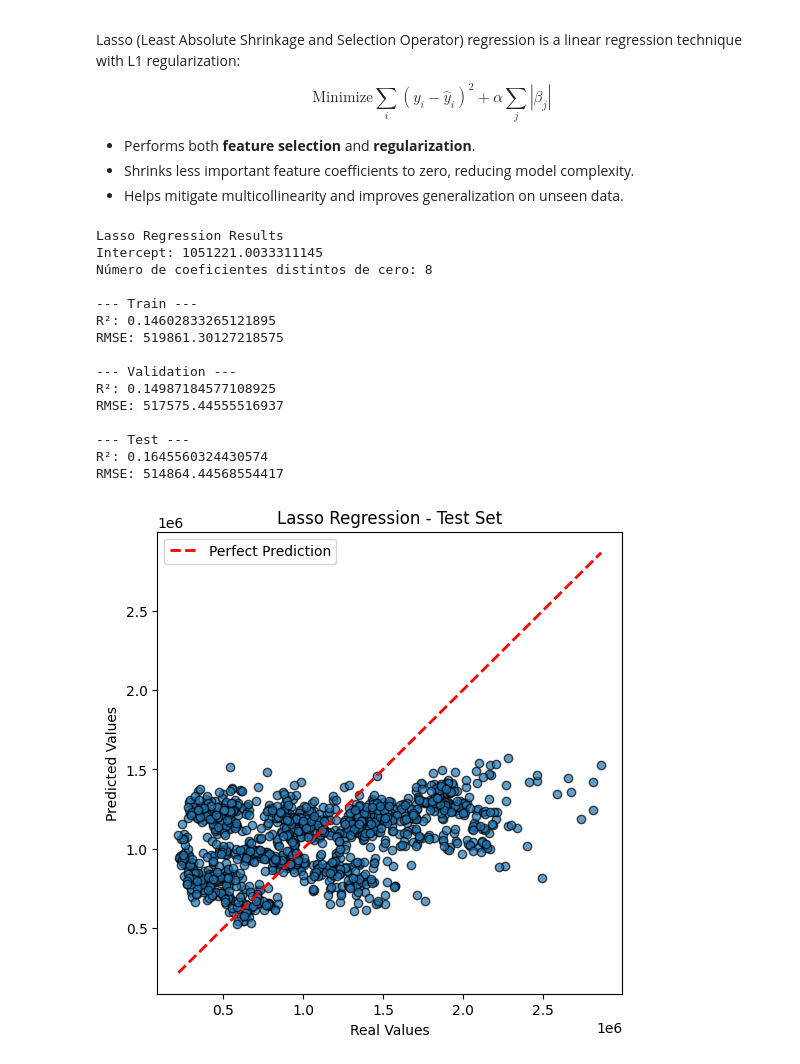
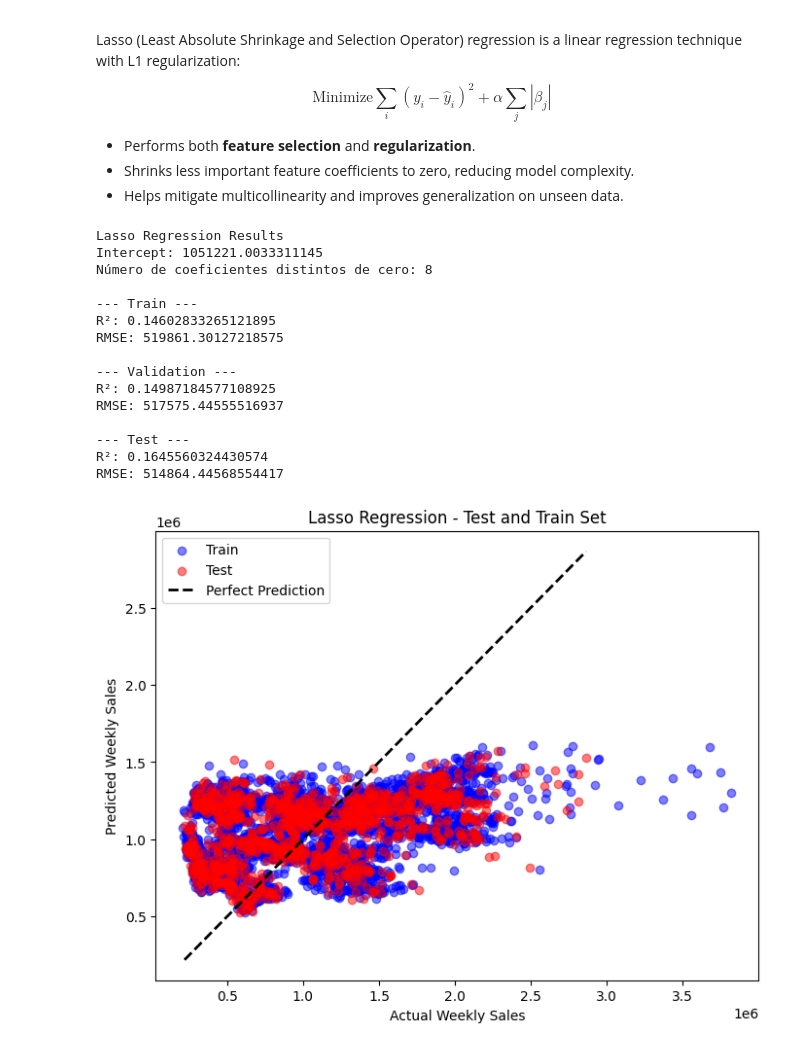
Before and after one commit to MarcoAntonioGarcia/Data-Science-Projects, a Jupyter notebook: 6.-Machine Learning/1-Regression/1-Walmart Store Sales Prediction (Failed Example)/Walmart Store Sales Prediction – (Failed Example).ipynb, the cells around one changed output. Drawn from its saved outputs; the diff is of its cells as text; code cells hidden in the pictures.

```diff
--- a/6.-Machine Learning/1-Regression/1-Walmart Store Sales Prediction (Failed Example)/Walmart Store Sales Prediction – (Failed Example).ipynb
+++ b/6.-Machine Learning/1-Regression/1-Walmart Store Sales Prediction (Failed Example)/Walmart Store Sales Prediction – (Failed Example).ipynb
@@ -1554,7 +1551,7 @@ X_train_sel = Train_X_std[selected_features]
 X_test_sel  = Test_X_std[selected_features]
 
 # --- Crear features polinómicas ---
-degree = 3  # grado del polinomio
+degree = 2  # grado del polinomio
 poly = PolynomialFeatures(degree=degree, include_bias=False)
 X_train_poly = poly.fit_transform(X_train_sel)
 X_test_poly  = poly.transform(X_test_sel)
@@ -1578,13 +1575,28 @@ print(f"R² Train: {r2_train:.3f}, RMSE Train: {rmse_train:.2f}")
 print(f"R² Test:  {r2_test:.3f}, RMSE Test:  {rmse_test:.2f}")
 
 # --- Gráfico de predicciones vs valores reales ---
-plt.figure(figsize=(8,6))
+plt.figure(figsize=(10,8))
+plt.scatter(Train_Y, y_train_pred, alpha=0.5, color='red', label='Train')
 plt.scatter(Test_Y, y_test_pred, alpha=0.5, color='blue', label='Test')
-plt.plot([Test_Y.min(), Test_Y.max()], [Test_Y.min(), Test_Y.max()], 'r--', lw=2)
+plt.plot([Test_Y.min(), Test_Y.max()], [Test_Y.min(), Test_Y.max()], 'k--', lw=2)
 plt.xlabel("Actual Weekly Sales")
 plt.ylabel("Predicted Weekly Sales")
 plt.title(f"Polynomial Regression (degree={degree}) - Predicted vs Actual")
 plt.legend()
-plt.grid(True)
 plt.show()
+
+plt.figure(figsize=(10,6))
+plt.scatter(Train_Y, y_train_pred, alpha=0.5, label="Train", color='blue')
+#plt.scatter(Y_val_full, y_val_pred, alpha=0.5, label="Validation", color='green')
+plt.scatter(Test_Y, y_test_pred, alpha=0.5, label="Test", color='red')
+
+# Diagonal perfecta
+min_val = min(Train_Y.min(), y_train_pred.min(), Test_Y.min())
+max_val = max(Train_Y.max(), y_train_pred.max(), Test_Y.max())
+plt.plot([min_val, max_val], [min_val, max_val], 'k--', lw=2, label="Perfect Prediction")
+plt.xlabel("Actual Weekly Sales")
+plt.ylabel("Predicted Weekly Sales")
+plt.title(f"Polynomial Regression (degree={degree})")
+plt.legend()
+plt.show()
 # %% [output]
@@ -1638,38 +1651,41 @@ print("RMSE:", np.sqrt(mean_squared_error(Y_train_lasso, y_train_pred)))
 
 print("\n--- Validation ---")
 print("R²:", r2_score(Y_val_lasso, y_val_pred))
 print("RMSE:", np.sqrt(mean_squared_error(Y_val_lasso, y_val_pred)))
 
 print("\n--- Test ---")
 print("R²:", r2_score(Test_Y, y_test_pred))
 print("RMSE:", np.sqrt(mean_squared_error(Test_Y, y_test_pred)))
 
 # --- Gráfica pred vs real (Test) ---
-plt.figure(figsize=(6,6))
-plt.scatter(Test_Y, y_test_pred, alpha=0.7, edgecolor="k")
+# WITH THIS STANDARDIZED VERSION:
+plt.figure(figsize=(8, 6))
+plt.scatter(Y_train_lasso, y_train_pred, alpha=0.5, color='blue', label='Train')
+plt.scatter(Test_Y, y_test_pred, alpha=0.5, color='red', label='Test')
 plt.plot([Test_Y.min(), Test_Y.max()],
          [Test_Y.min(), Test_Y.max()],
-         'r--', lw=2, label="Perfect Prediction")
-plt.xlabel("Real Values")
-plt.ylabel("Predicted Values")
-plt.title("Lasso Regression - Test Set")
+         'k--', lw=2, label="Perfect Prediction")
+plt.xlabel("Actual Weekly Sales")
+plt.ylabel("Predicted Weekly Sales")
+plt.title("Lasso Regression - Test and Train Set")
 plt.legend()
+plt.grid(False)
 plt.show()
 # %% [output]
 Lasso Regression Results
 Intercept: 1051221.0033311145
 Número de coeficientes distintos de cero: 8
 
 --- Train ---
 R²: 0.14602833265121895
 RMSE: 519861.30127218575
 
 --- Validation ---
 R²: 0.14987184577108925
 RMSE: 517575.44555516937
 
 --- Test ---
 R²: 0.1645560324430574
 RMSE: 514864.44568554417
-[figure, old version]
+[figure, new version]
 # %% [markdown]
```
Also changed, not shown: parts of 8 cells of this notebook, 1 other file.
